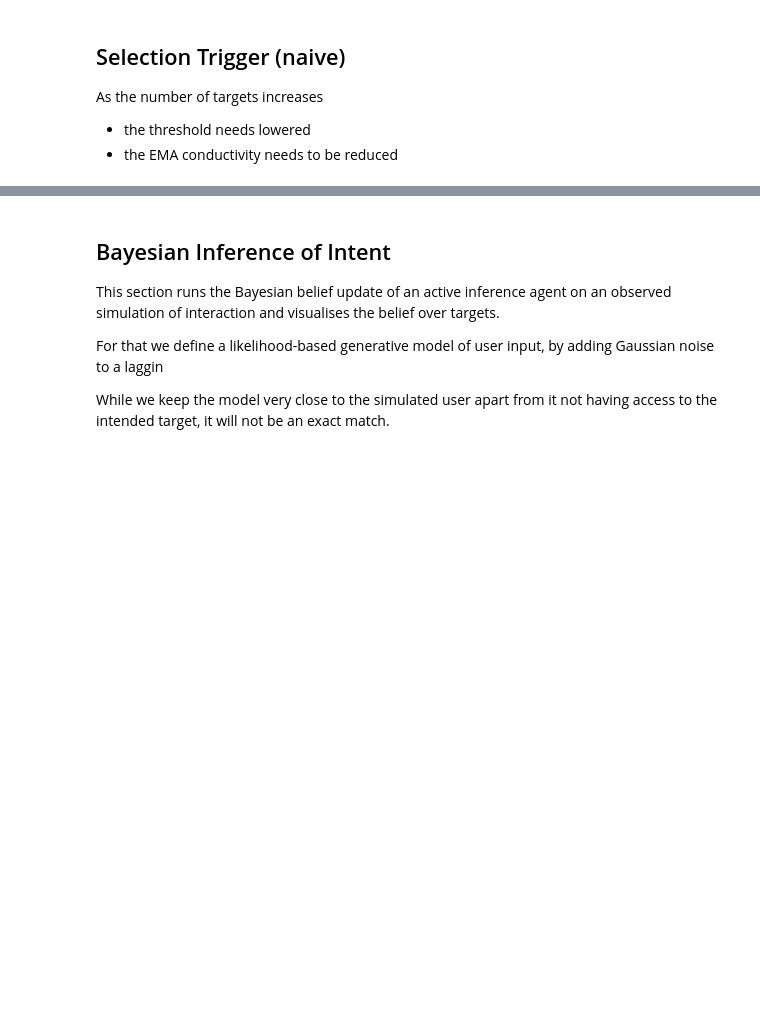
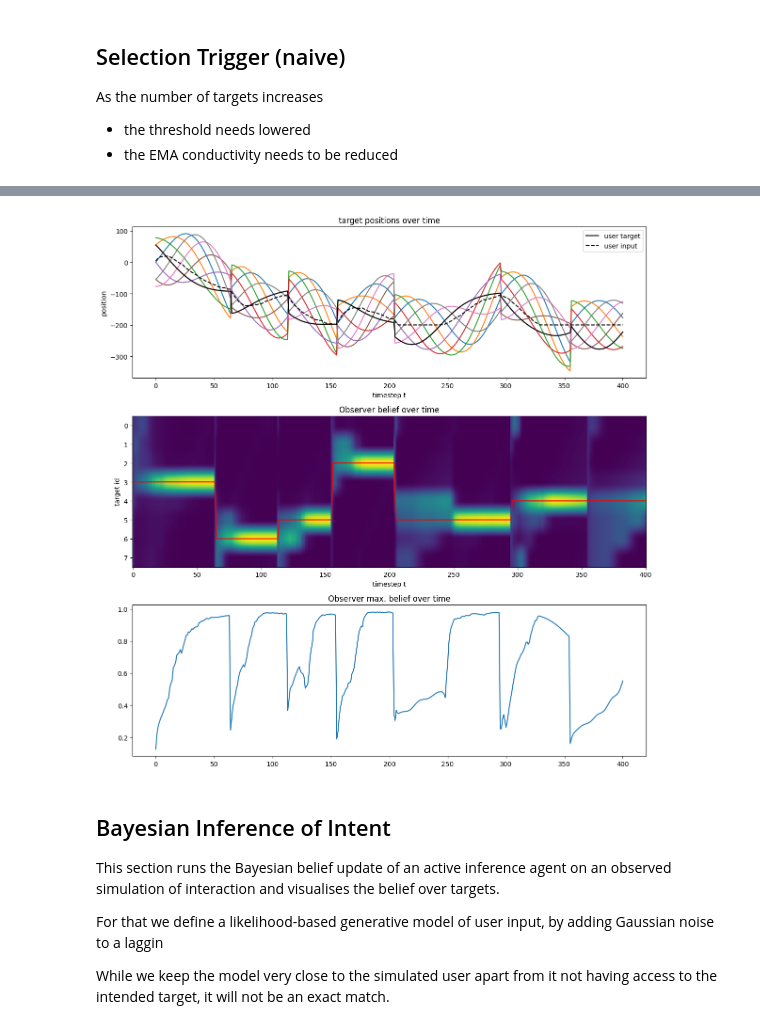
Before and after one commit to drsstein/ai_workshop_2023, a Jupyter notebook: notebooks/harmonic_oscillator_target_selection.ipynb, the cells around one changed output, grey strips where cells are left out. Drawn from its saved outputs; the diff is of its cells as text; code cells hidden in the pictures; blank space fills up the shorter version.

```diff
--- a/notebooks/harmonic_oscillator_target_selection.ipynb
+++ b/notebooks/harmonic_oscillator_target_selection.ipynb
@@ -719,37 +747,39 @@ def plot_user_target(os, ax):
   plt.plot(ts, '--')
   plt.xlabel('timestep t')
 
-def plot_belief(os, ax):
+def plot_belief(os, ax, varname='target'):
   # plot belief
   plt.sca(ax)
   plt.title('Observer belief over time')
-  qs = [o['q_target'] for o in os]
+  qs = [o['belief'][varname] for o in os]
   plt.imshow(np.array(qs).T, aspect='auto')
   plt.plot([o['user_target']['s'] for o in os], 'r')
   plt.xlabel('timestep t')
   plt.ylabel('target id')
 
-def plot_max_belief(os, ax):
+def plot_max_belief(os, ax, varname='target'):
   plt.sca(ax)
   plt.title('Observer max. belief over time')
-  qs = np.array([o['q_target'] for o in os])
+  qs = np.array([o['belief'][varname] for o in os])
   plt.plot(qs.max(axis=1))
 
 num_plots = 3
 fig, axes = plt.subplots(num_plots, 1, figsize=(12, 4*num_plots))
 
 plot_positions(os, axes[0])
 #plot_velocities(os, axes[1])
 #plot_mass(os, axes[2])
 #plot_spring(os, axes[3])
 #plot_energies(os, axes[4])
 #plot_trigger_input(os, axes[5])
 #plot_user_target(os, axes[2])
 #plot_trigger_output(os, axes[7])
 plot_belief(os, axes[1])
 plot_max_belief(os, axes[2])
 
 plt.tight_layout()
+# %% [output]
+[figure, added]
 # %% [markdown]
 ## Bayesian Inference of Intent
 
```
Also changed, not shown: parts of 15 cells of this notebook.
